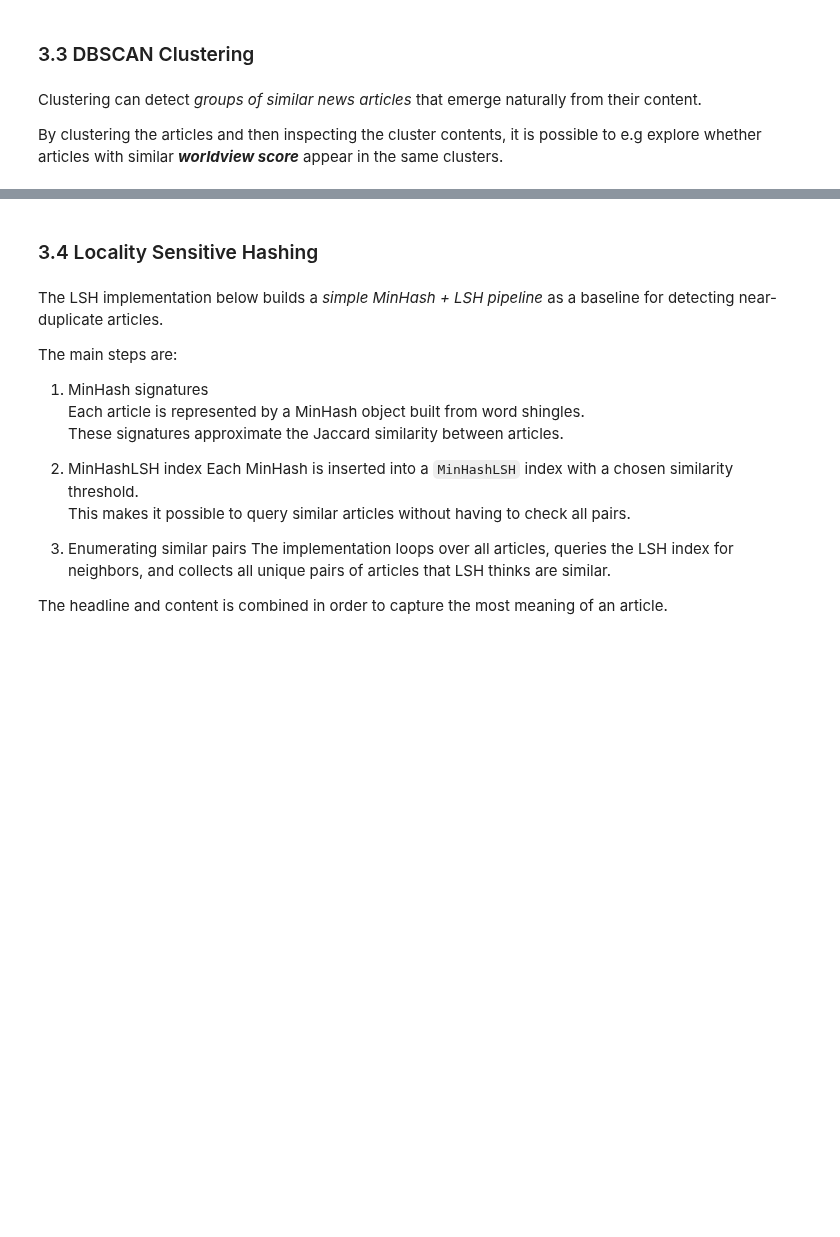
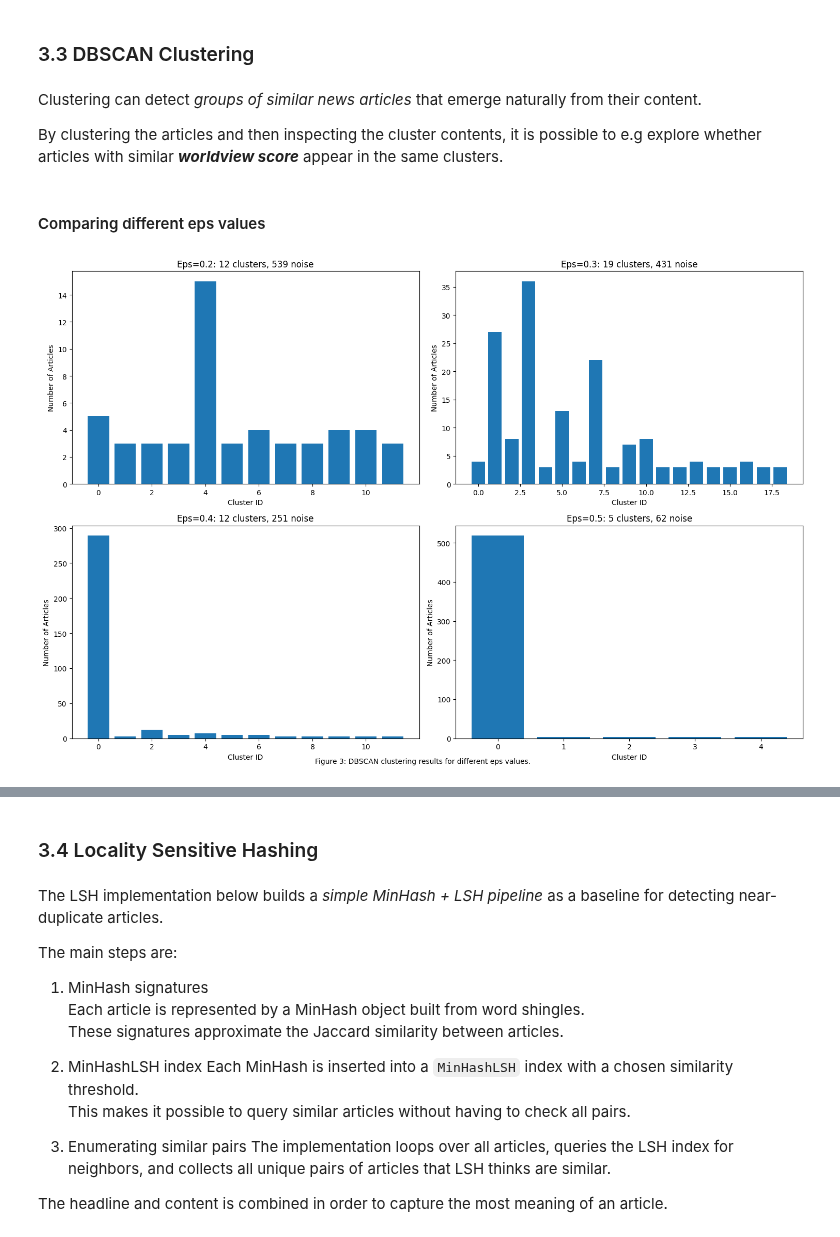
Before and after one commit to malinhauglandh/scandinavian-news-articles, a Jupyter notebook: news-articles.ipynb, the cells around one changed output, grey strips where cells are left out. Saved outputs shown, nothing was run; the diff lists cells and outputs as text; code cells hidden in the pictures; blank space fills up the shorter version.

Commit message:
make final changes to the clustering part

```diff
--- a/news-articles.ipynb
+++ b/news-articles.ipynb
@@ -603,7 +571,6 @@ def perform_dbscan_clustering(matrix, eps=0.3, min_samples=5, metric='cosine'):
     For cosine metric, we compute distances and use precomputed.
     """
     if metric == 'cosine':
-        # Convert sparse matrix to dense for cosine distance calculation
         dense_matrix = matrix.toarray() if hasattr(matrix, 'toarray') else matrix
         distance_matrix = cosine_distances(dense_matrix)
 
@@ -623,63 +590,55 @@ def perform_dbscan_clustering(matrix, eps=0.3, min_samples=5, metric='cosine'):
 
     return labels
 
+
 def analyze_clusters(labels, news_df):
     """
     Analyze the clustering results.
+    Returns cluster_df and cluster_count
     """
     cluster_df = news_df.copy()
     cluster_df['cluster'] = labels
 
-    # Count clusters
     cluster_counts = pd.Series(labels).value_counts().sort_index()
-    n_clusters = len(cluster_counts[cluster_counts.index != -1])
-    n_noise = cluster_counts.get(-1, 0)
-
-    print(f"Number of clusters: {n_clusters}")
-    print(f"Number of noise points: {n_noise}")
-    print(f"Clustering ratio: {(len(labels) - n_noise) / len(labels):.3f}")
 
     return cluster_df, cluster_counts
 
-# Test different eps values
 eps_values = [0.2, 0.3, 0.4, 0.5]
 clustering_results = {}
-
 for eps in eps_values:
-    labels = perform_dbscan_clustering(tfidf_matrix, eps=eps, min_samples=3)
+    labels = perform_dbscan_clustering(emb_matrix, eps=eps, min_samples=3, metric='cosine')
     cluster_df, cluster_counts = analyze_clusters(labels, news_articles)
     clustering_results[eps] = (labels, cluster_df, cluster_counts)
-
-    print(f"\nEps={eps}:")
-    n_clusters = len(cluster_counts[cluster_counts.index != -1])
-    n_noise = cluster_counts.get(-1, 0)
-    print(f"  Clusters: {n_clusters}, Noise: {n_noise}")
+# %% [markdown]
+#### Comparing different eps values
 # %%
-def visualize_clustering_results(clustering_results):
+def visualize_eps_values(clustering_results):
     """
     Visualize DBSCAN clustering results for different eps values.
     """
     fig, axes = plt.subplots(2, 2, figsize=(15, 10))
     axes = axes.flatten()
 
     for i, (eps, (labels, cluster_df, cluster_counts)) in enumerate(clustering_results.items()):
         ax = axes[i]
 
         # Plot cluster sizes (excluding noise)
         valid_clusters = cluster_counts[cluster_counts.index != -1]
 
         if len(valid_clusters) > 0:
             ax.bar(range(len(valid_clusters)), valid_clusters.values)
             ax.set_title(f'Eps={eps}: {len(valid_clusters)} clusters, {cluster_counts.get(-1, 0)} noise')
             ax.set_xlabel('Cluster ID')
             ax.set_ylabel('Number of Articles')
         else:
             ax.text(0.5, 0.5, f'No clusters found\n(eps={eps})',
                    ha='center', va='center', transform=ax.transAxes)
             ax.set_title(f'Eps={eps}: No clusters')
 
     plt.tight_layout()
     plt.figtext(0.5, 0.01, 'Figure 3: DBSCAN clustering results for different eps values.', ha='center', fontsize=10)
     plt.show()
 
-visualize_clustering_results(clustering_results)
+visualize_eps_values(clustering_results)
+# %% [output]
+[figure, added]
```
Also changed, not shown: parts of 22 cells of this notebook.
